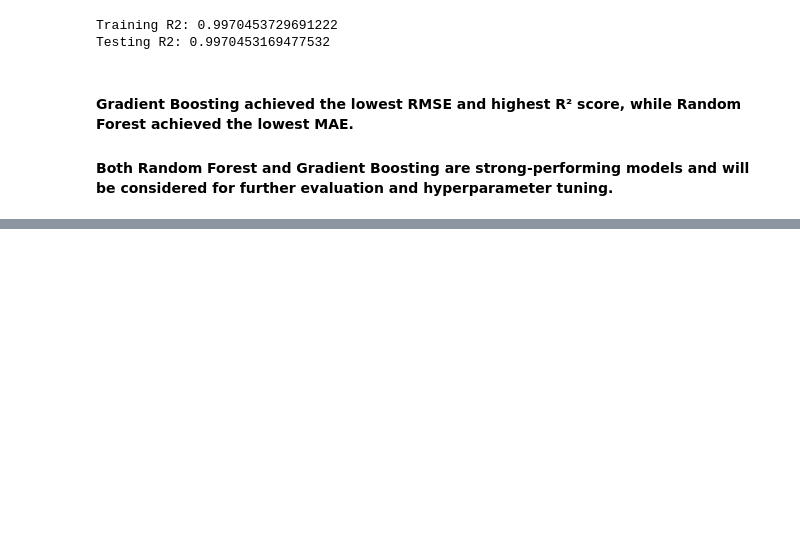
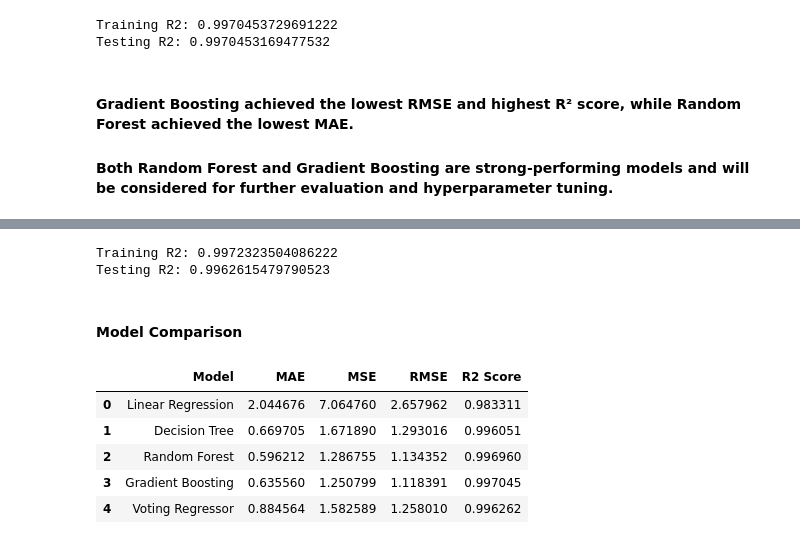
Before and after one commit to archasunil1111-jpg/Solar_Power_Generation_Prediction, a Jupyter notebook: notebooks/02_modeling.ipynb, the cells around one changed output, grey strips where cells are left out. Drawn from its saved outputs; the diff is of its cells as text; code cells hidden in the pictures; blank space fills up the shorter version.

Commit message:
Add Voting Regressor and compare models

```diff
--- a/notebooks/02_modeling.ipynb
+++ b/notebooks/02_modeling.ipynb
@@ -475,0 +480,9 @@ Testing R2: 0.9970453169477532
+# %%
+voting_model=VotingRegressor(estimators=[
+("Linear Regression",linear_model),
+("Decision tree",decision_tree_model),
+("Random Forest",random_forest_model),
+("Gradient Boosting",gradient_boosting_model)
+]
+)
+voting_model
@@ -475,0 +498,2 @@ Testing R2: 0.9970453169477532
+# %%
+voting_model.fit(X_train_processed,y_train)
@@ -475,0 +509,3 @@ Testing R2: 0.9970453169477532
+# %%
+y_pred_voting=voting_model.predict(X_test_processed)
+y_pred_voting
@@ -475,0 +527,60 @@ Testing R2: 0.9970453169477532
+# %%
+y_train_pred_voting=voting_model.predict(X_train_processed)
+print("Training R2:",r2_score(y_train, y_train_pred_voting))
+print("Testing R2:",r2_score(y_test, y_pred_voting))
+# %% [output]
+Training R2: 0.9972323504086222
+Testing R2: 0.9962615479790523
+# %% [markdown]
+#### Model Comparison
+# %%
+model_results = pd.DataFrame({
+    "Model": [
+        "Linear Regression",
+        "Decision Tree",
+        "Random Forest",
+        "Gradient Boosting",
+        "Voting Regressor"
+    ],
+
+    "MAE": [
+        mean_absolute_error(y_test, y_pred_linear),
+        mean_absolute_error(y_test, y_pred_tree),
+        mean_absolute_error(y_test, y_pred_forest),
+        mean_absolute_error(y_test, y_pred_gradboost),
+        mean_absolute_error(y_test, y_pred_voting)
+    ],
+
+    "MSE": [
+        mean_squared_error(y_test, y_pred_linear),
+        mean_squared_error(y_test, y_pred_tree),
+        mean_squared_error(y_test, y_pred_forest),
+        mean_squared_error(y_test, y_pred_gradboost),
+        mean_squared_error(y_test, y_pred_voting)
+    ],
+
+    "RMSE": [
+        np.sqrt(mean_squared_error(y_test, y_pred_linear)),
+        np.sqrt(mean_squared_error(y_test, y_pred_tree)),
+        np.sqrt(mean_squared_error(y_test, y_pred_forest)),
+        np.sqrt(mean_squared_error(y_test, y_pred_gradboost)),
+        np.sqrt(mean_squared_error(y_test, y_pred_voting))
+    ],
+
+    "R2 Score": [
+        r2_score(y_test, y_pred_linear),
+        r2_score(y_test, y_pred_tree),
+        r2_score(y_test, y_pred_forest),
+        r2_score(y_test, y_pred_gradboost),
+        r2_score(y_test, y_pred_voting)
+    ]
+})
+
+model_results
+# %% [output]
+|  | Model | MAE | MSE | RMSE | R2 Score |
+| 0 | Linear Regression | 2.044676 | 7.064760 | 2.657962 | 0.983311 |
+| 1 | Decision Tree | 0.669705 | 1.671890 | 1.293016 | 0.996051 |
+| 2 | Random Forest | 0.596212 | 1.286755 | 1.134352 | 0.996960 |
+| 3 | Gradient Boosting | 0.635560 | 1.250799 | 1.118391 | 0.997045 |
+| 4 | Voting Regressor | 0.884564 | 1.582589 | 1.258010 | 0.996262 |
```
Also changed, not shown: parts of 7 cells of this notebook.
